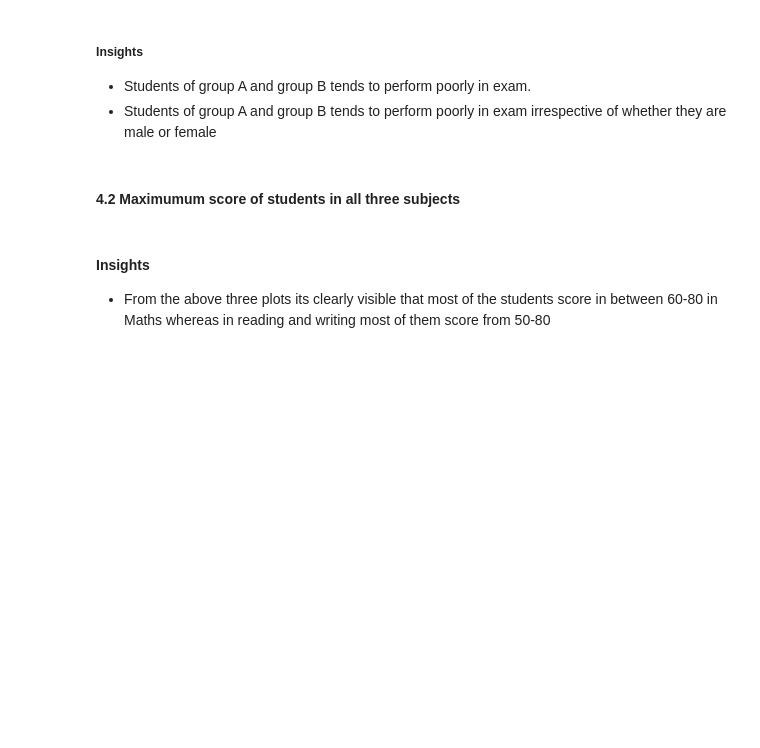
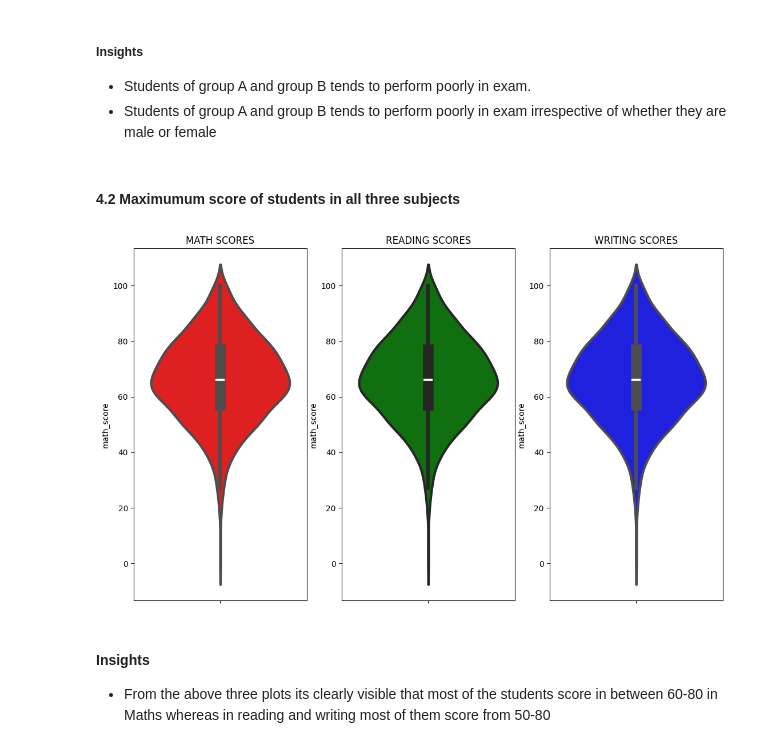
Before and after one commit to shouryacoded/Student_Performance_Indicator, a Jupyter notebook: notebook/1 . EDA STUDENT PERFORMANCE .ipynb, the cells around one changed output. Drawn from its saved outputs; the diff is of its cells as text; code cells hidden in the pictures; blank space fills up the shorter version.

```diff
--- a/notebook/1 . EDA STUDENT PERFORMANCE .ipynb
+++ b/notebook/1 . EDA STUDENT PERFORMANCE .ipynb
@@ -317,16 +319,18 @@ plt.show()
 # %%
 
 plt.figure(figsize=(18,8))
 plt.subplot(1, 4, 1)
 plt.title('MATH SCORES')
-sns.violinplot(y='math score',data=df,color='red',linewidth=3)
+sns.violinplot(y='math_score',data=df,color='red',linewidth=3)
 plt.subplot(1, 4, 2)
 plt.title('READING SCORES')
-sns.violinplot(y='reading score',data=df,color='green',linewidth=3)
+sns.violinplot(y='math_score',data=df,color='green',linewidth=3)
 plt.subplot(1, 4, 3)
 plt.title('WRITING SCORES')
-sns.violinplot(y='writing score',data=df,color='blue',linewidth=3)
+sns.violinplot(y='math_score',data=df,color='blue',linewidth=3)
 plt.show()
+# %% [output]
+[figure, added]
 # %% [markdown]
 #### Insights
 - From the above three plots its clearly visible that most of the students score in between 60-80 in Maths whereas in reading and writing most of them score from 50-80
```
Also changed, not shown: parts of 13 cells of this notebook.
